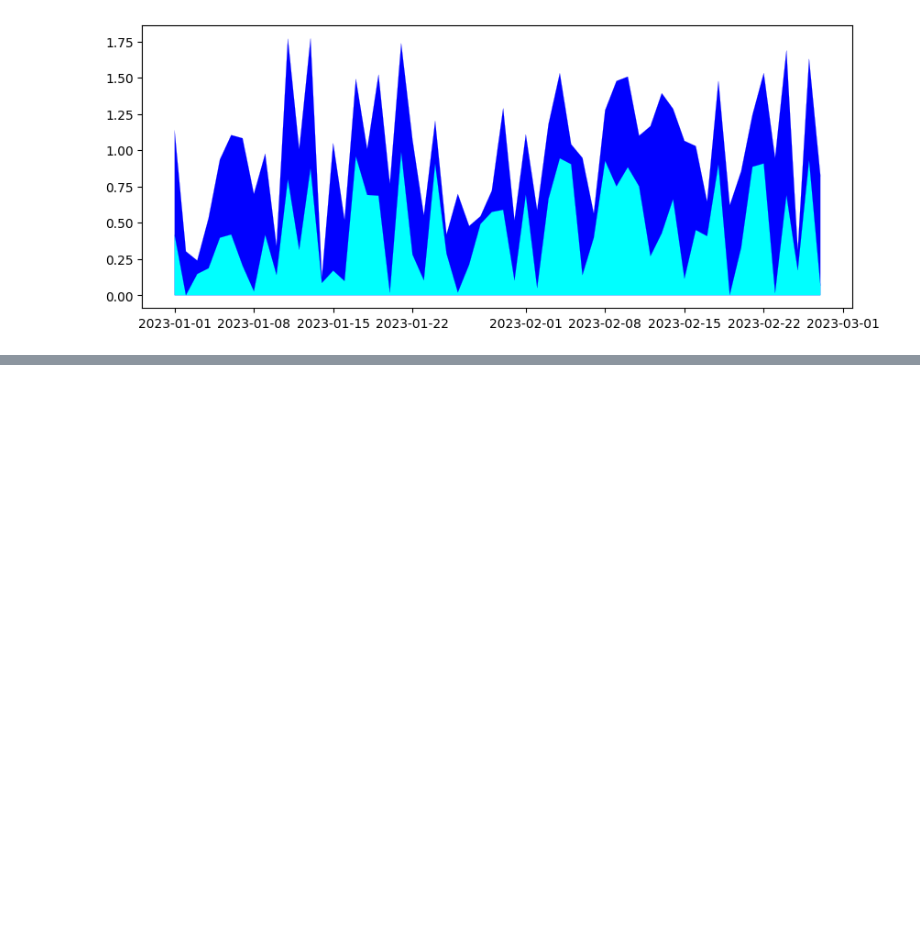
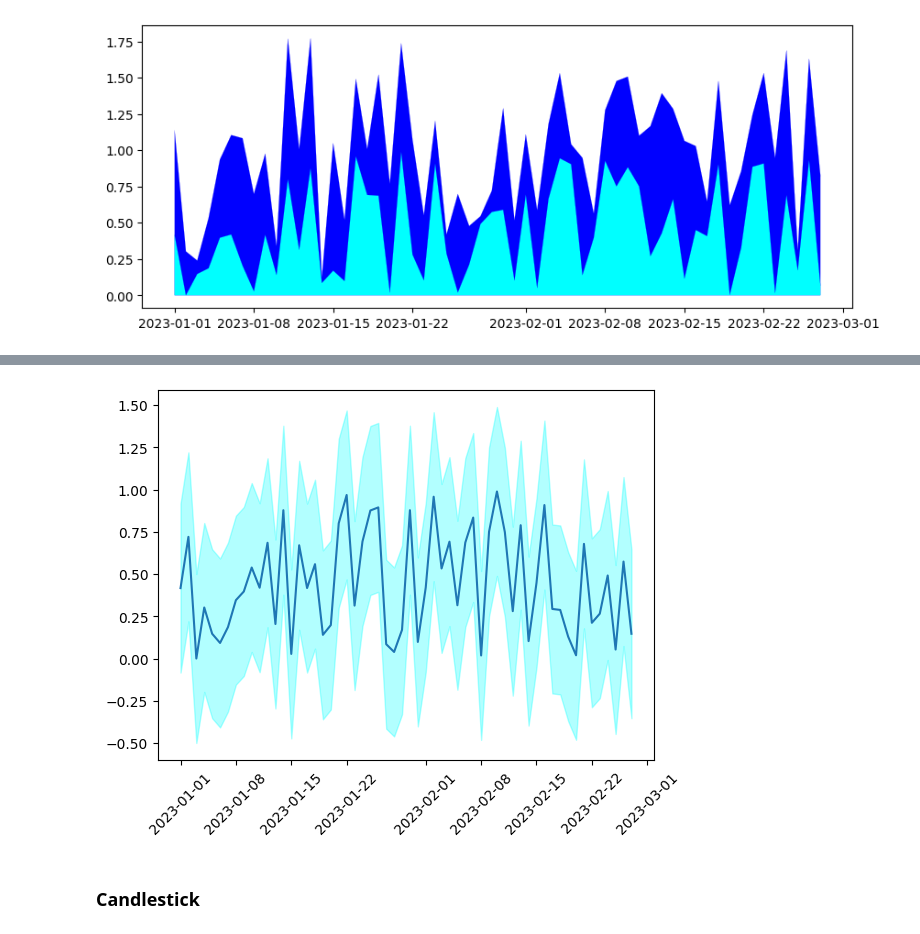
Before and after one commit to kazmierczakP/DataScienceNotebooks, a Jupyter notebook: Visualization.ipynb, the cells around one changed output, grey strips where cells are left out. Cells and saved outputs as stored; diff of their text form; code cells hidden in the pictures; blank space fills up the shorter version.

```diff
--- a/Visualization.ipynb
+++ b/Visualization.ipynb
@@ -739,0 +762,9 @@ plt.fill_between(df.index,df['col1'],df['zero'],where=df['zero']<df['col1'],face
+# %%
+np.random.seed(seed=1)
+index=pd.date_range(start='2023-01-01', end='2023-02-27')
+df=pd.DataFrame(np.random.random_sample((58,1)),index=index,columns=['col1'])
+df=df.reset_index()
+columns=list(df.columns)
+columns[0]='date'
+df.columns=columns
+df.head()
@@ -739,0 +778,8 @@ plt.fill_between(df.index,df['col1'],df['zero'],where=df['zero']<df['col1'],face
+# %%
+plt.fill_between(df.date,df.col1+0.5,df.col1-0.5,color='cyan',alpha=0.3)
+plt.plot(df.date,df.col1)
+plt.xticks(fontsize=10, rotation=45);
+# %% [output]
+[figure, added]
+# %% [markdown]
+### Candlestick
```
Also changed, not shown: parts of 11 cells of this notebook.
